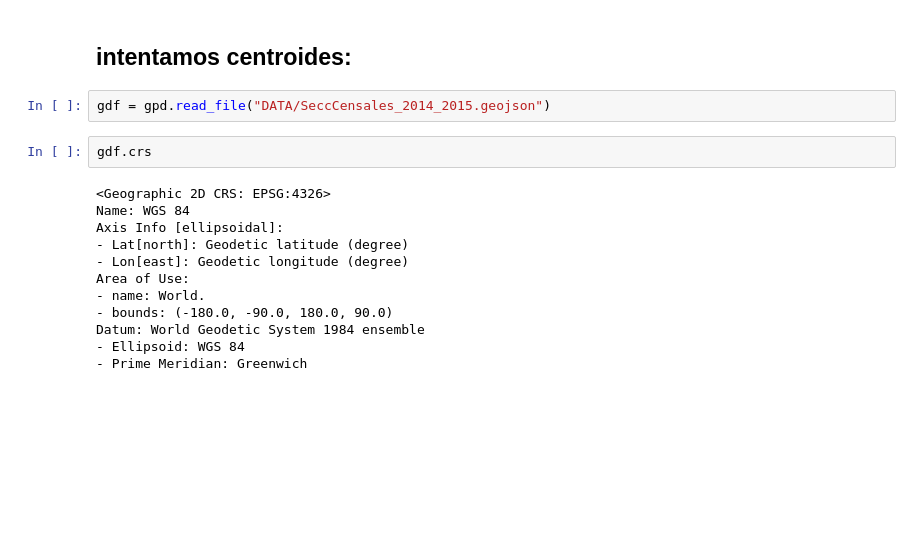
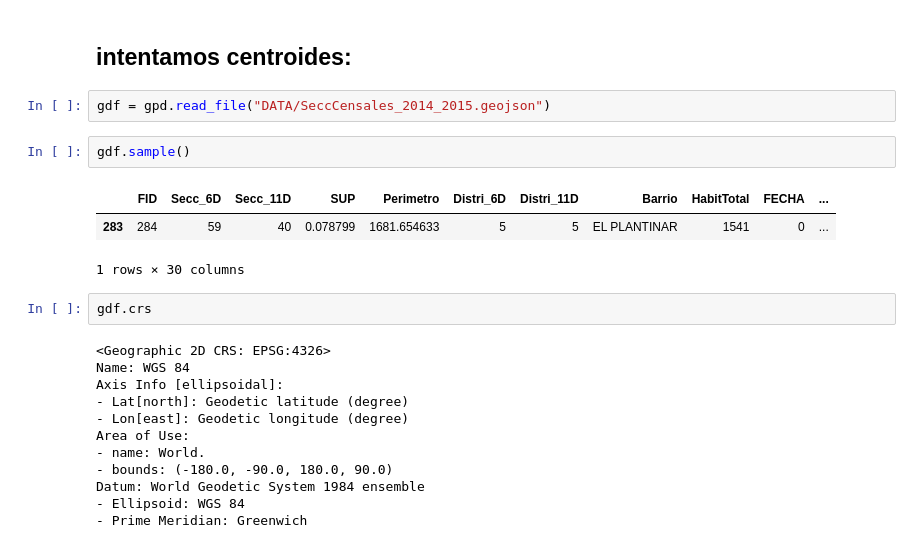
Before and after one commit to aromegar/TransitPlanner, a Jupyter notebook: SEVILLA mapas.ipynb, the cells around one changed output. Saved outputs shown, nothing was run; the diff lists cells and outputs as text; blank space fills up the shorter version.

```diff
--- a/SEVILLA mapas.ipynb
+++ b/SEVILLA mapas.ipynb
@@ -103,6 +103,12 @@ secc_cloro;
 ## intentamos centroides:
 # %%
 gdf = gpd.read_file("DATA/SeccCensales_2014_2015.geojson")
+# %%
+gdf.sample()
+# %% [output]
+|  | FID | Secc_6D | Secc_11D | SUP | Perimetro | Distri_6D | Distri_11D | Barrio | HabitTotal | FECHA | ... |
+| 283 | 284 | 59 | 40 | 0.078799 | 1681.654633 | 5 | 5 | EL PLANTINAR | 1541 | 0 | ... |
+1 rows × 30 columns
 # %%
 gdf.crs
 # %% [output]
```
Also changed, not shown: parts of 7 cells of this notebook, 1 other file.
